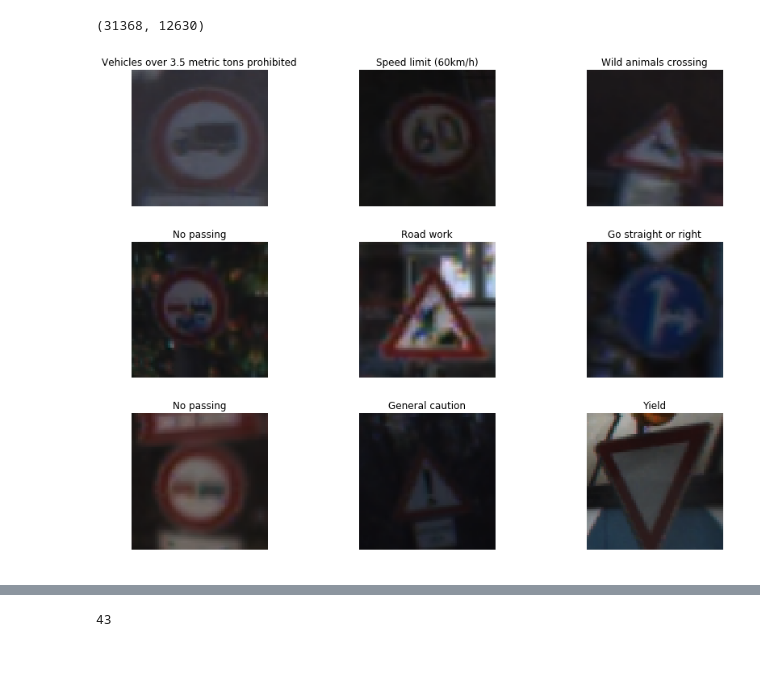
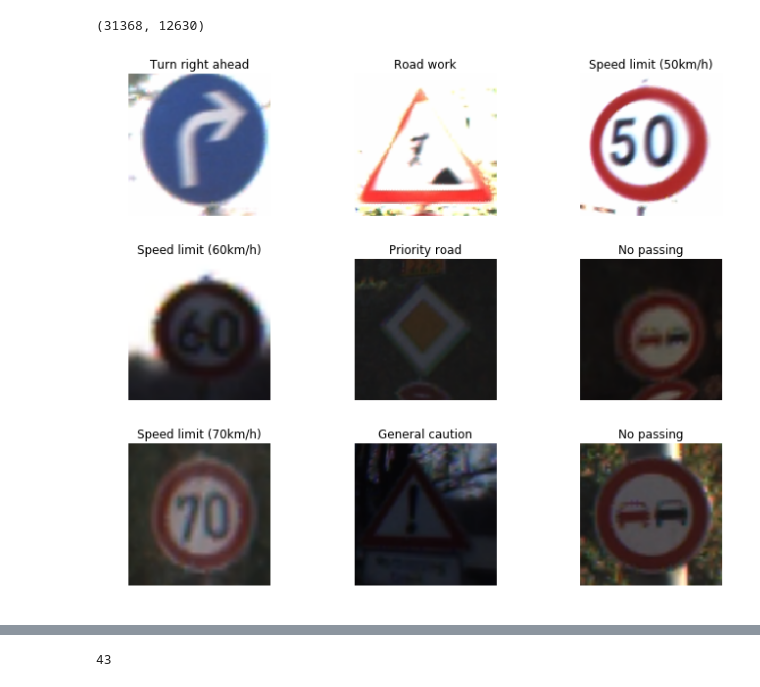
Before and after one commit to asiedubrempong/SigNet, a Jupyter notebook: sign_classifier.ipynb, the cells around one changed output, grey strips where cells are left out. Cells and saved outputs as stored; diff of their text form; code cells hidden in the pictures; blank space fills up the shorter version.

```diff
--- a/sign_classifier.ipynb
+++ b/sign_classifier.ipynb
@@ -64,15 +64,15 @@ src = (ImageItemList.from_folder(path/'train')
         .label_from_func(get_label)
         .add_test(ItemList.from_folder(path/'test')))
 # %%
-tfms = get_transforms(do_flip=False)
+tfms = get_transforms(do_flip=False, max_rotate=0)
 # %%
-data = (src.transform(tfms, size=64)
+data = (src.transform(tfms, size=128)
         .databunch().normalize(imagenet_stats))
 # %%
 len(data.train_ds), len(data.test_ds)
 # %% [output]
 (31368, 12630)
 # %%
-data.show_batch(rows=3, figsize=(12, 9))
+data.show_batch(rows=3, figsize=(10, 8))
 # %% [output]
-[figure, old version]
+[figure, new version]
```
Also changed, not shown: parts of 26 cells of this notebook, 4 other files.
